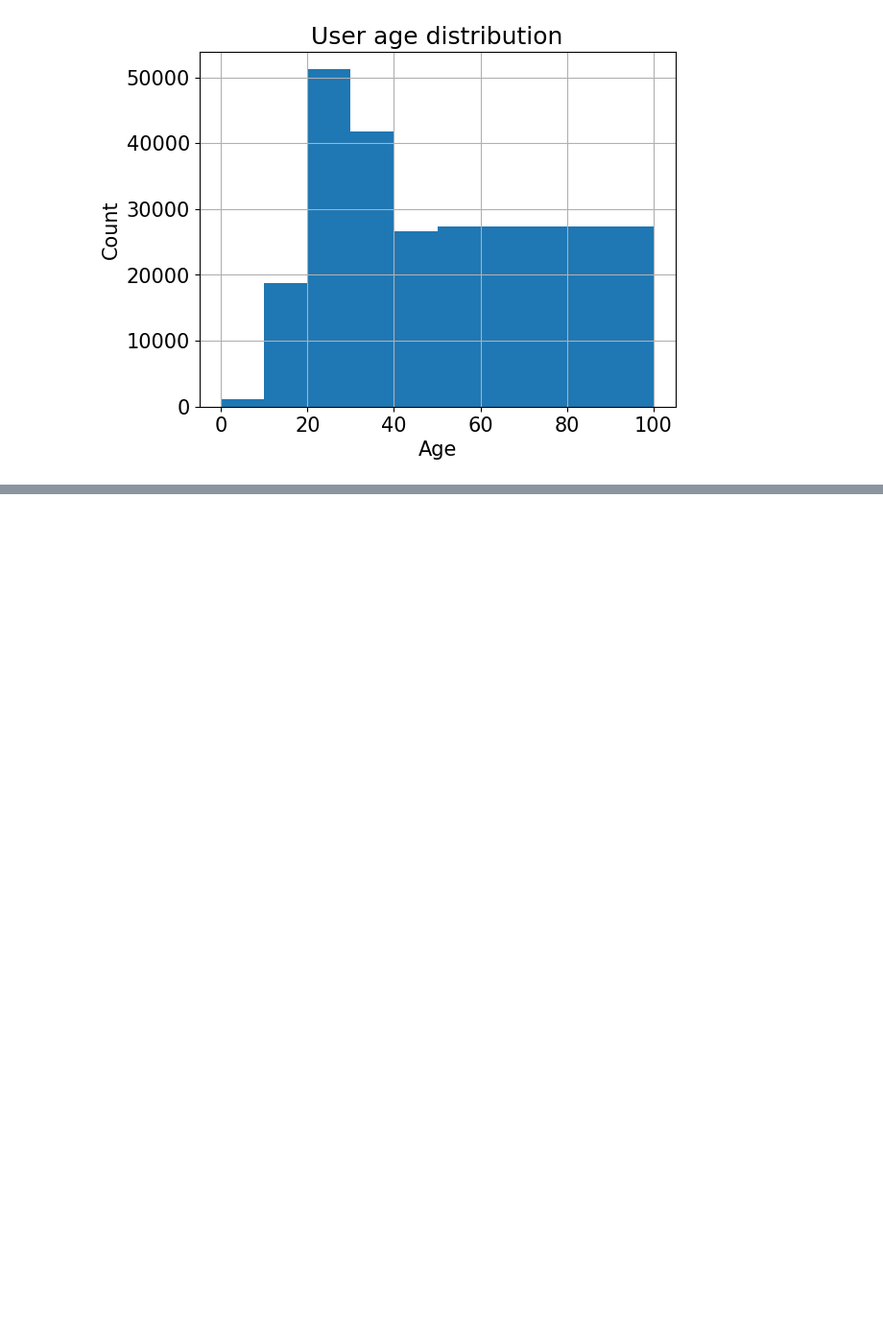
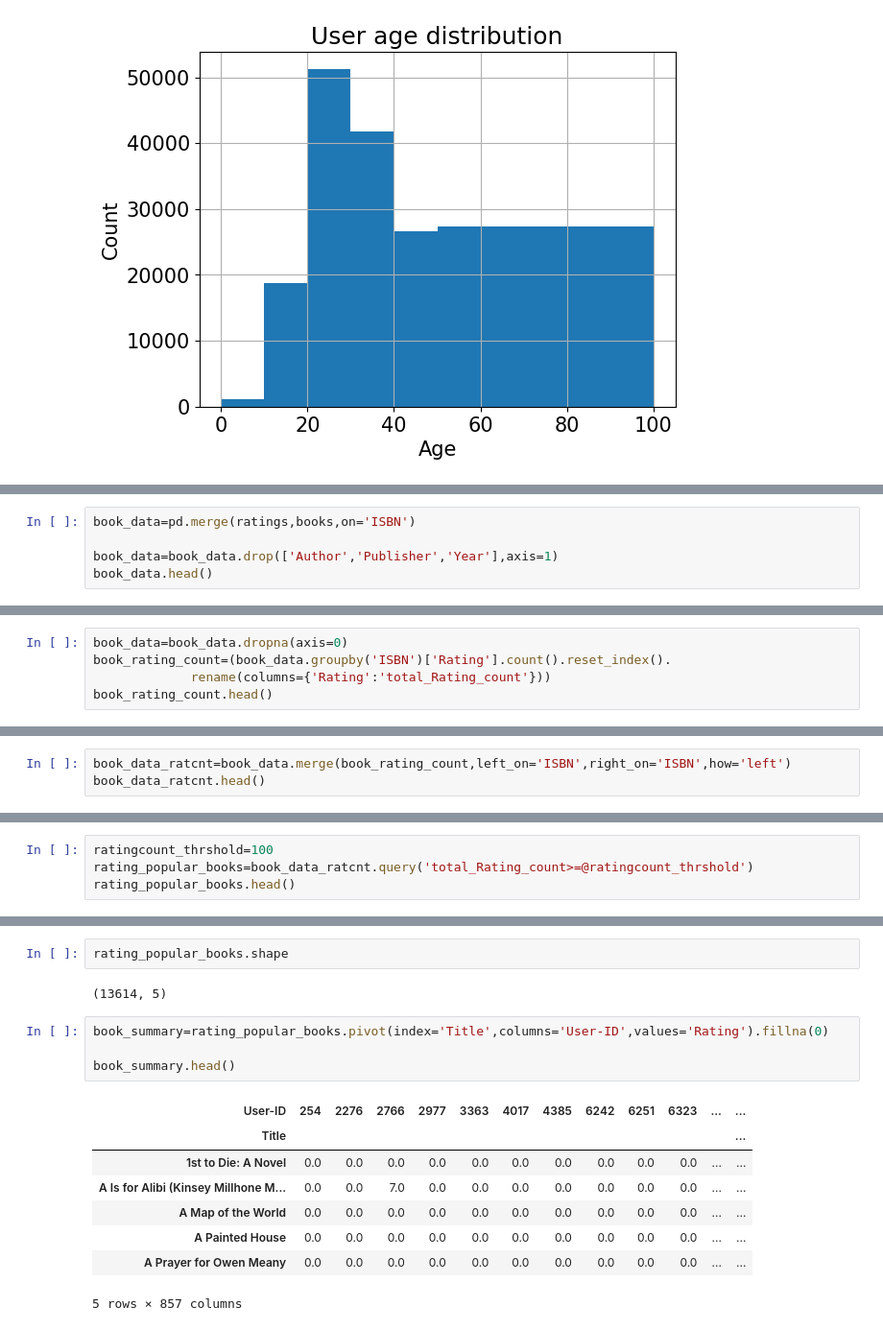
Before and after one commit to Adroit10/Book_recommendation, a Jupyter notebook: Book_recommender.ipynb, the cells around one changed output, grey strips where cells are left out. Shown at 96% size. Saved outputs shown, nothing was run; the diff lists cells and outputs as text; blank space fills up the shorter version.

```diff
--- a/Book_recommender.ipynb
+++ b/Book_recommender.ipynb
@@ -82,0 +218,5 @@ plt.show()
+# %%
+book_data=pd.merge(ratings,books,on='ISBN')
+
+book_data=book_data.drop(['Author','Publisher','Year'],axis=1)
+book_data.head()
@@ -82,0 +244,5 @@ plt.show()
+# %%
+book_data=book_data.dropna(axis=0)
+book_rating_count=(book_data.groupby('ISBN')['Rating'].count().reset_index().
+             rename(columns={'Rating':'total_Rating_count'}))
+book_rating_count.head()
@@ -82,0 +256,3 @@ plt.show()
+# %%
+book_data_ratcnt=book_data.merge(book_rating_count,left_on='ISBN',right_on='ISBN',how='left')
+book_data_ratcnt.head()
@@ -82,0 +278,4 @@ plt.show()
+# %%
+ratingcount_thrshold=100
+rating_popular_books=book_data_ratcnt.query('total_Rating_count>=@ratingcount_thrshold')
+rating_popular_books.head()
@@ -82,0 +289,17 @@ plt.show()
+# %%
+rating_popular_books.shape
+# %% [output]
+(13614, 5)
+# %%
+book_summary=rating_popular_books.pivot(index='Title',columns='User-ID',values='Rating').fillna(0)
+
+book_summary.head()
+# %% [output]
+| User-ID | 254 | 2276 | 2766 | 2977 | 3363 | 4017 | 4385 | 6242 | 6251 | 6323 | ... | ... |
+| Title |  |  |  |  |  |  |  |  |  |  |  | ... |
+| 1st to Die: A Novel | 0.0 | 0.0 | 0.0 | 0.0 | 0.0 | 0.0 | 0.0 | 0.0 | 0.0 | 0.0 | ... | ... |
+| A Is for Alibi (Kinsey Millhone M... | 0.0 | 0.0 | 7.0 | 0.0 | 0.0 | 0.0 | 0.0 | 0.0 | 0.0 | 0.0 | ... | ... |
+| A Map of the World | 0.0 | 0.0 | 0.0 | 0.0 | 0.0 | 0.0 | 0.0 | 0.0 | 0.0 | 0.0 | ... | ... |
+| A Painted House | 0.0 | 0.0 | 0.0 | 0.0 | 0.0 | 0.0 | 0.0 | 0.0 | 0.0 | 0.0 | ... | ... |
+| A Prayer for Owen Meany | 0.0 | 0.0 | 0.0 | 0.0 | 0.0 | 0.0 | 0.0 | 0.0 | 0.0 | 0.0 | ... | ... |
+5 rows × 857 columns
```
Also changed, not shown: parts of 26 cells of this notebook.
